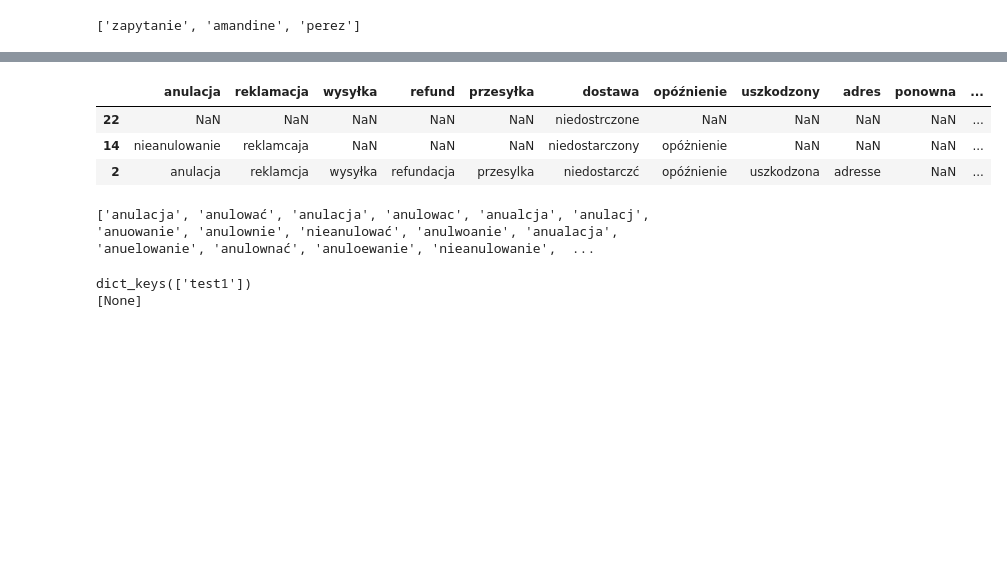
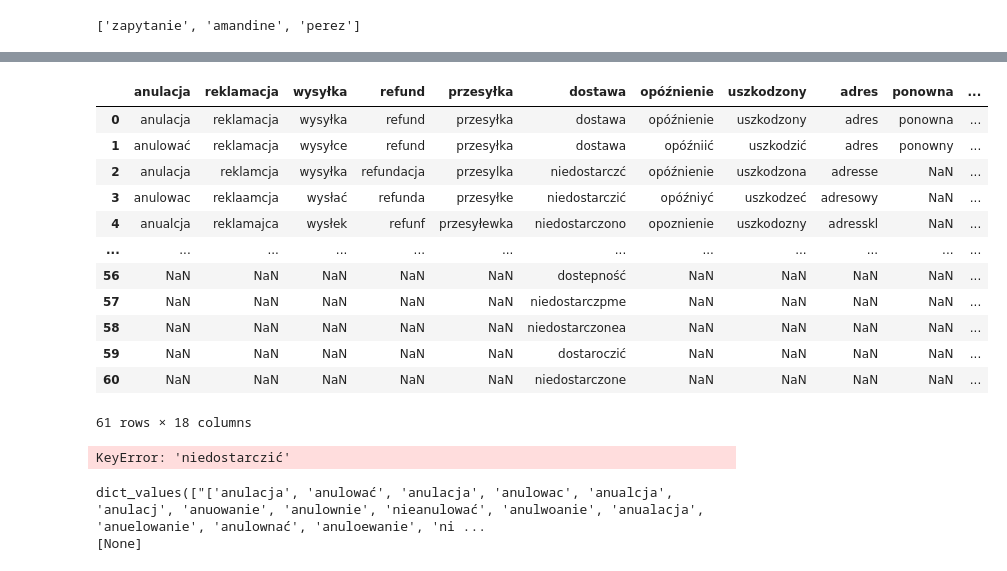
Before and after one commit to arioslock/projects_in_progress, a Jupyter notebook: projekt_koncowy.ipynb, the cells around one changed output, grey strips where cells are left out. Saved outputs shown, nothing was run; the diff lists cells and outputs as text; code cells hidden in the pictures; blank space fills up the shorter version.

```diff
--- a/projekt_koncowy.ipynb
+++ b/projekt_koncowy.ipynb
@@ -394,10 +381,19 @@ labels = [niedostarczone,anulacja,reklamacja,wysyłka,refund,przesyłka,dostawa,
 labels_df = labels_df.T
 labels_df.columns = labels_df.iloc[0]
 # %%
-labels_df.sample(3)
+labels_df
 # %% [output]
 |  | anulacja | reklamacja | wysyłka | refund | przesyłka | dostawa | opóźnienie | uszkodzony | adres | ponowna | ... |
-| 22 | NaN | NaN | NaN | NaN | NaN | niedostrczone | NaN | NaN | NaN | NaN | ... |
-| 14 | nieanulowanie | reklamcaja | NaN | NaN | NaN | niedostarczony | opóżnienie | NaN | NaN | NaN | ... |
+| 0 | anulacja | reklamacja | wysyłka | refund | przesyłka | dostawa | opóźnienie | uszkodzony | adres | ponowna | ... |
+| 1 | anulować | reklamacja | wysyłce | refund | przesyłka | dostawa | opóźniić | uszkodzić | adres | ponowny | ... |
 | 2 | anulacja | reklamcja | wysyłka | refundacja | przesylka | niedostarczć | opóźnienie | uszkodzona | adresse | NaN | ... |
+| 3 | anulowac | reklaamcja | wysłać | refunda | przesyłke | niedostarczić | opóźniyć | uszkodzeć | adresowy | NaN | ... |
+| 4 | anualcja | reklamajca | wysłek | refunf | przesyłewka | niedostarczono | opoznienie | uszkodozny | adresskl | NaN | ... |
+| ... | ... | ... | ... | ... | ... | ... | ... | ... | ... | ... | ... |
+| 56 | NaN | NaN | NaN | NaN | NaN | dostepność | NaN | NaN | NaN | NaN | ... |
+| 57 | NaN | NaN | NaN | NaN | NaN | niedostarczpme | NaN | NaN | NaN | NaN | ... |
+| 58 | NaN | NaN | NaN | NaN | NaN | niedostarczonea | NaN | NaN | NaN | NaN | ... |
+| 59 | NaN | NaN | NaN | NaN | NaN | dostaroczić | NaN | NaN | NaN | NaN | ... |
+| 60 | NaN | NaN | NaN | NaN | NaN | niedostarczone | NaN | NaN | NaN | NaN | ... |
+61 rows × 18 columns
 # %%
@@ -405,14 +401,14 @@ labels_dict = labels_df.to_dict(orient='list')
-# %%
-print(labels_dict['anulacja'])
-# %% [output]
-['anulacja', 'anulować', 'anulacja', 'anulowac', 'anualcja', 'anulacj', 'anuowanie', 'anulownie', 'nieanulować', 'anulwoanie', 'anualacja', 'anuelowanie', 'anulownać', 'anuloewanie', 'nieanulowanie',  ...
+# %%
+print(lem_dict_0['niedostarczić'])
+# %% [output]
+KeyError: 'niedostarczić'
 # %%
 test1 = {'test1' : "['anulacja', 'anulować', 'anulacja', 'anulowac', 'anualcja', 'anulacj', 'anuowanie', 'anulownie', 'nieanulować', 'anulwoanie', 'anualacja', 'anuelowanie', 'anulownać', 'anuloewanie', 'nieanulowanie', 'anulownaie', 'anulaj', 'anuloanie', nan, nan, nan, nan, nan, nan, nan, nan, nan, nan, nan, nan, nan, nan, nan, nan, nan, nan, nan, nan, nan, nan, nan, nan, nan, nan, nan, nan, nan, nan, nan, nan, nan, nan, nan, nan, nan, nan, nan, nan, nan, nan, nan]",}
 # %%
 test1
 key_lvl1_test = []
-key_lvl1_test.append(test1.keys())
+key_lvl1_test.append(test1.values())
 print([print(i) for i in key_lvl1_test])
 # %% [output]
-dict_keys(['test1'])
+dict_values(["['anulacja', 'anulować', 'anulacja', 'anulowac', 'anualcja', 'anulacj', 'anuowanie', 'anulownie', 'nieanulować', 'anulwoanie', 'anualacja', 'anuelowanie', 'anulownać', 'anuloewanie', 'ni ...
 [None]
```
Also changed, not shown: parts of 24 cells of this notebook.
